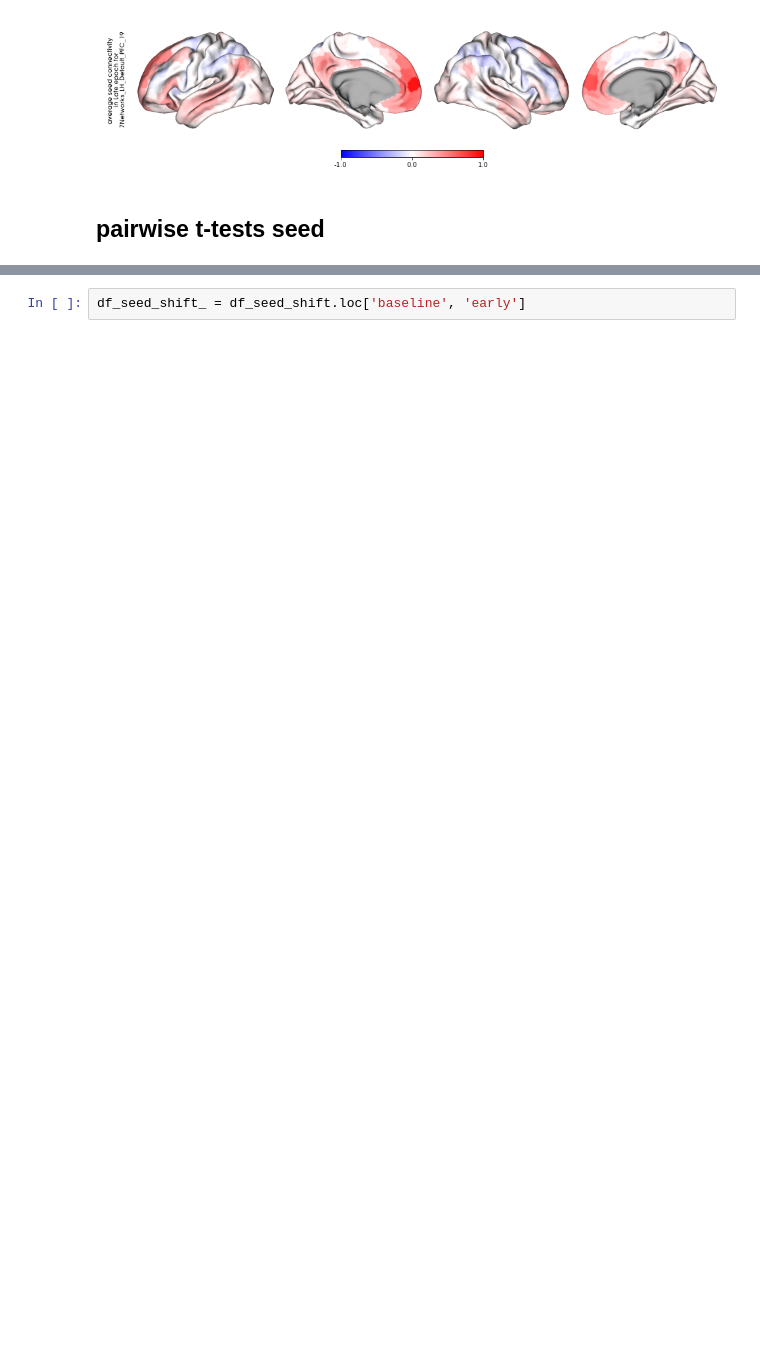
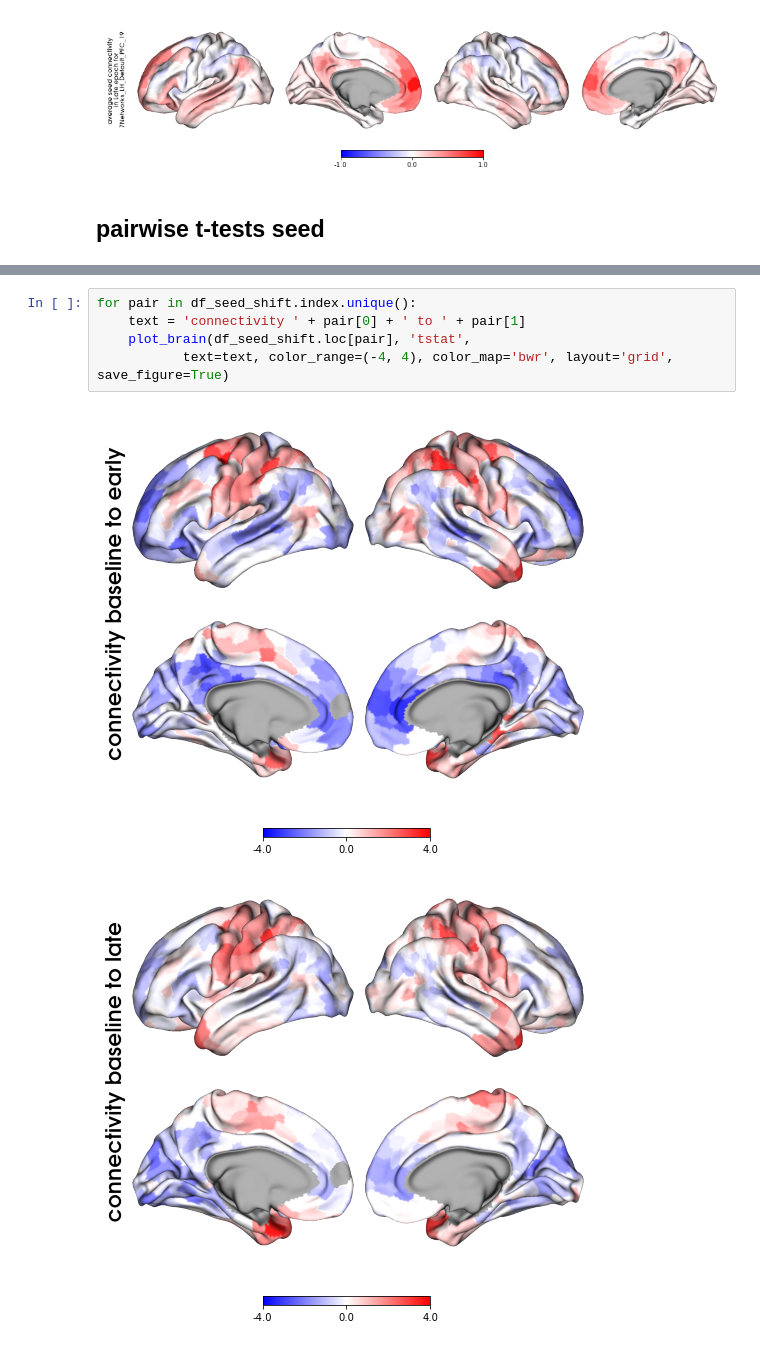
Before and after one commit to qniksefat/gradecc, a Jupyter notebook: seedConn.ipynb, the cells around one changed output, grey strips where cells are left out. Saved outputs shown, nothing was run; the diff lists cells and outputs as text; blank space fills up the shorter version.

```diff
--- a/seedConn.ipynb
+++ b/seedConn.ipynb
@@ -48,5 +44,11 @@ Computing ttests...
 |  | late | 7Networks_RH_Vis_81 | -0.300558 | 0.865311 |
 |  | late | 7Networks_RH_Vis_9 | -1.081094 | 0.423914 |
 2994 rows × 3 columns
-# %%
-df_seed_shift_ = df_seed_shift.loc['baseline', 'early']
+# %%
+for pair in df_seed_shift.index.unique():
+    text = 'connectivity ' + pair[0] + ' to ' + pair[1]
+    plot_brain(df_seed_shift.loc[pair], 'tstat',
+           text=text, color_range=(-4, 4), color_map='bwr', layout='grid', save_figure=True)
+# %% [output]
+[figure, added]
+[figure, added]
```
Also changed, not shown: parts of 8 cells of this notebook, 1 other file.
